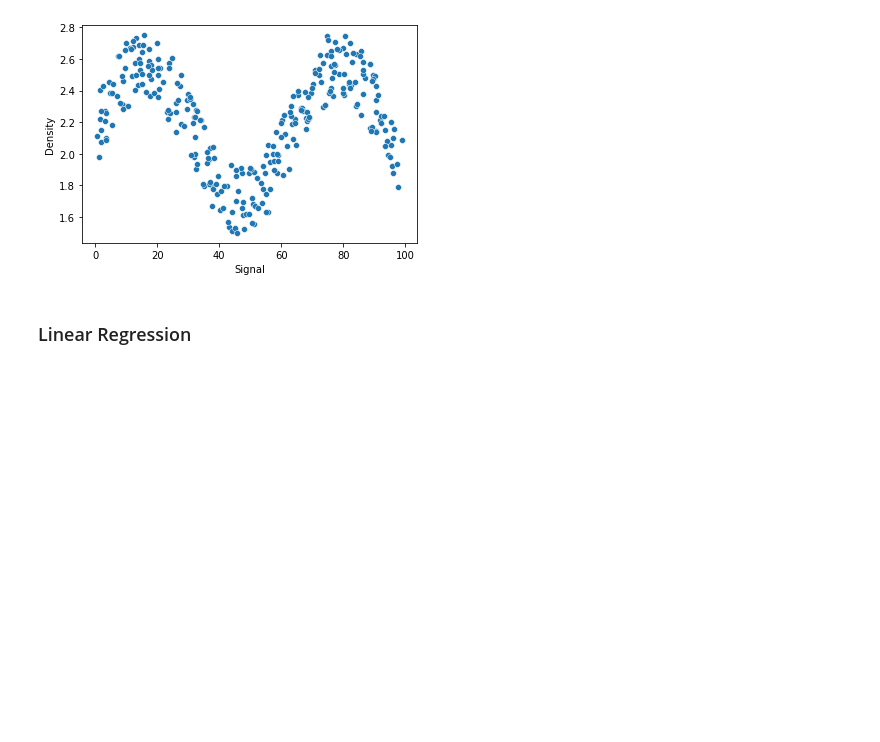
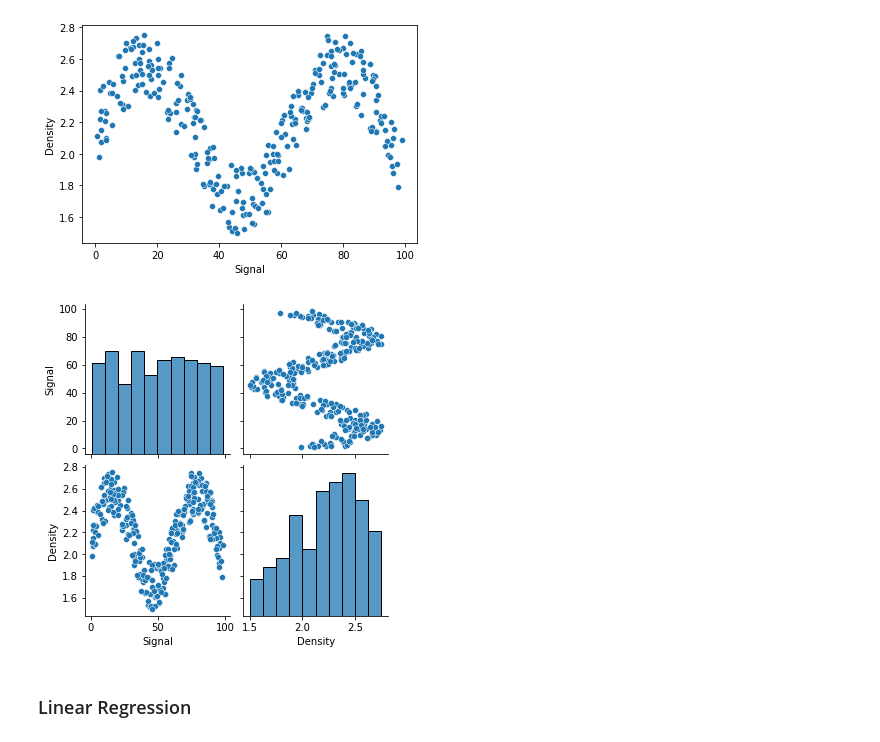
Before and after one commit to pbeata/DSc-Training, a Jupyter notebook: 03-Udemy-Python-for-ML-DS/Regression_Model_Comparison.ipynb, the cells around one changed output. Saved outputs shown, nothing was run; the diff lists cells and outputs as text; code cells hidden in the pictures; blank space fills up the shorter version.

```diff
--- a/03-Udemy-Python-for-ML-DS/Regression_Model_Comparison.ipynb
+++ b/03-Udemy-Python-for-ML-DS/Regression_Model_Comparison.ipynb
@@ -52,6 +52,10 @@ df.head()
 sns.scatterplot(x='Signal', y='Density', data=df);
 # %% [output]
 [figure]
+# %%
+sns.pairplot(data=df);
+# %% [output]
+[figure, added]
 # %%
 X = df['Signal'].values.reshape(-1, 1)  # must reshape when we have a single feature column
 y = df['Density']
```
Also changed, not shown: parts of 8 cells of this notebook, 3 other files.
